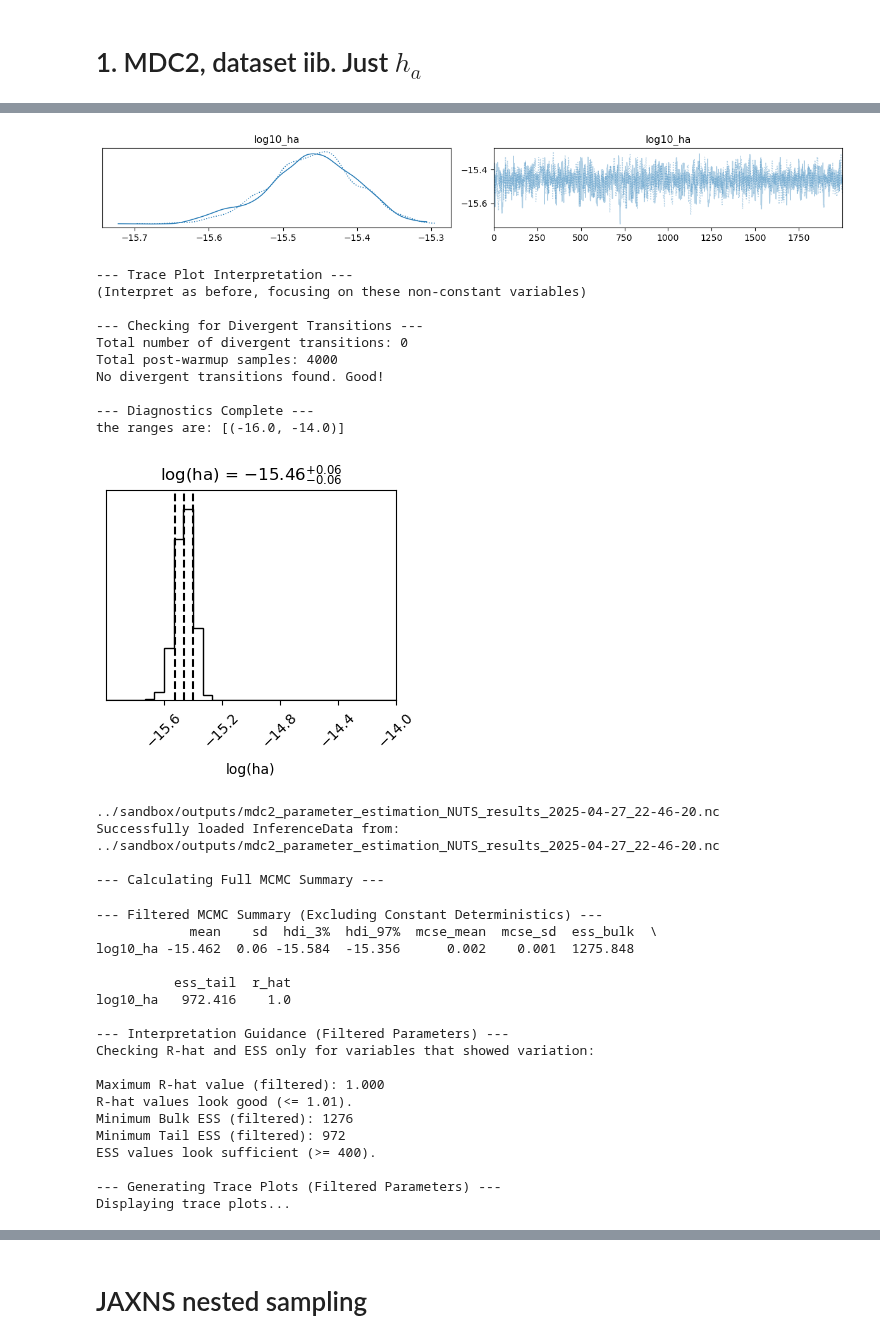
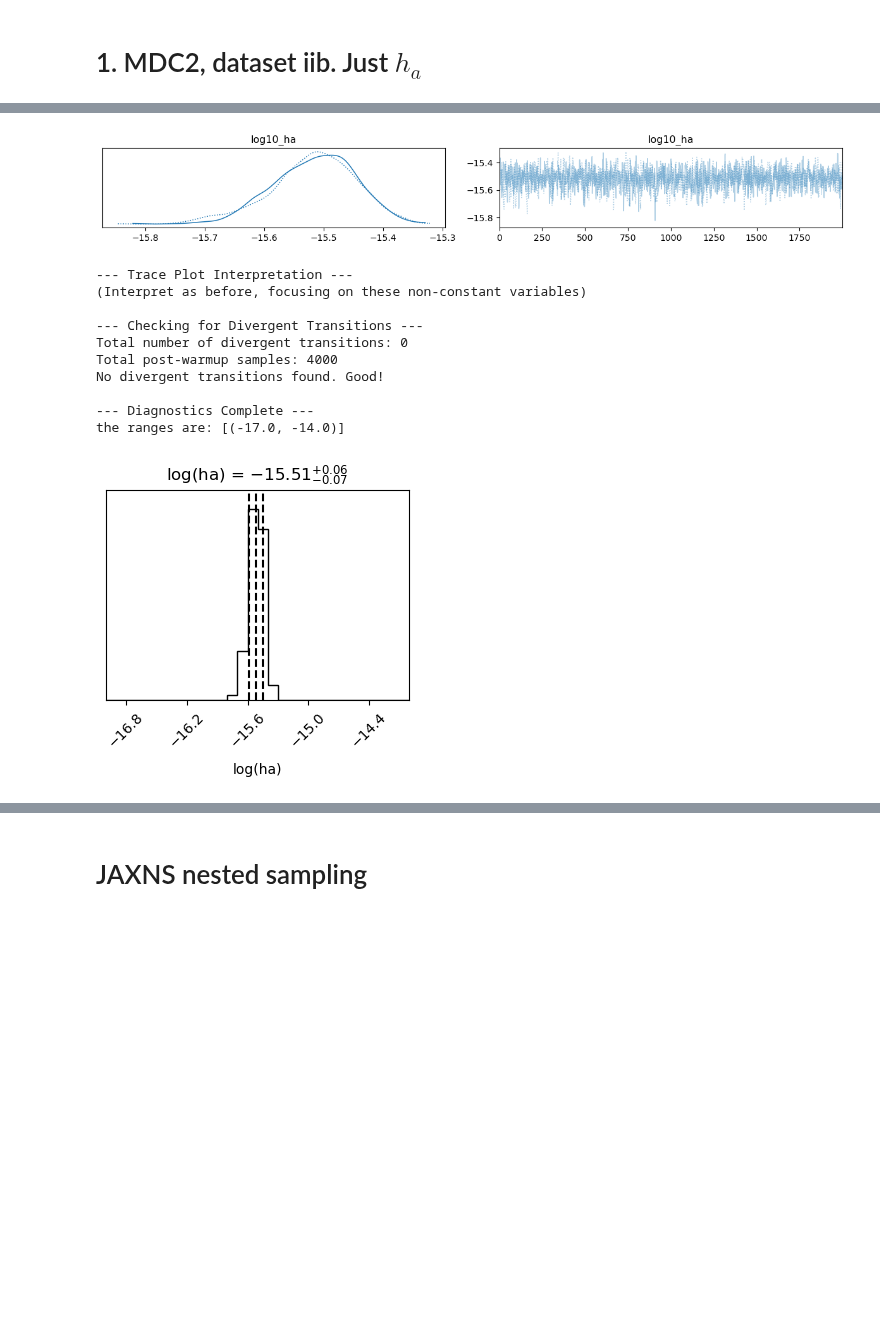
Before and after one commit to tomkimpson/Argus, a Jupyter notebook: notebooks/11.inspect_parameter_esimation_results.ipynb, the cells around one changed output, grey strips where cells are left out. Saved outputs shown, nothing was run; the diff lists cells and outputs as text; code cells hidden in the pictures; blank space fills up the shorter version.

```diff
--- a/notebooks/11.inspect_parameter_esimation_results.ipynb
+++ b/notebooks/11.inspect_parameter_esimation_results.ipynb
@@ -165,17 +165,24 @@ def posterior_plot(data_file,parameters,log_scale,ranges):
 #fname = '../sandbox/outputs/mdc2_parameter_estimation_NUTS_results_2025-04-25_17-04-24.nc'
 
 
-fname1 = '../sandbox/outputs/mdc2_parameter_estimation_NUTS_results_2025-04-26_16-49-52.nc'
-fname2 = '../sandbox/outputs/mdc2_parameter_estimation_NUTS_results_2025-04-27_22-46-20.nc'
+#fname1 = '../examples/outputs/mdc2_parameter_estimation_NUTS_results_2025-04-26_16-49-52.nc'
+#fname2 = '../sandbox/outputs/mdc2_parameter_estimation_NUTS_results_2025-04-27_22-46-20.nc'
+fname3= '../examples/outputs/mdc2_parameter_estimation_NUTS_results_2025-05-02_14-35-34.nc'
 
-
-print(fname1)
-diagnostics(fname1)
-posterior_plot(fname1,parameters=['ha'],log_scale=[True],ranges=[(1e-16, 1e-14)])
+# print(fname1)
+# diagnostics(fname1)
+# posterior_plot(fname1,parameters=['ha'],log_scale=[True],ranges=[(1e-16, 1e-14)])
 
 
 
-print(fname2)
-diagnostics(fname2)
-posterior_plot(fname2,parameters=['ha'],log_scale=[True],ranges=[(1e-17, 1e-14)])
+# print(fname2)
+# diagnostics(fname2)
+# posterior_plot(fname2,parameters=['ha'],log_scale=[True],ranges=[(1e-17, 1e-14)])
+
+
+
+
+print(fname3)
+diagnostics(fname3)
+posterior_plot(fname3,parameters=['ha'],log_scale=[True],ranges=[(1e-17, 1e-14)])
 # %% [output]
@@ -200,38 +207,16 @@ Minimum Tail ESS (filtered): 972
 ESS values look sufficient (>= 400).
 
 --- Generating Trace Plots (Filtered Parameters) ---
 Displaying trace plots...
-[figure, old version]
+[figure, new version]
 --- Trace Plot Interpretation ---
 (Interpret as before, focusing on these non-constant variables)
 
 --- Checking for Divergent Transitions ---
 Total number of divergent transitions: 0
 Total post-warmup samples: 4000
 No divergent transitions found. Good!
 
 --- Diagnostics Complete ---
-the ranges are: [(-16.0, -14.0)]
+the ranges are: [(-17.0, -14.0)]
-[figure, old version]
+[figure, new version]
-../sandbox/outputs/mdc2_parameter_estimation_NUTS_results_2025-04-27_22-46-20.nc
-Successfully loaded InferenceData from: ../sandbox/outputs/mdc2_parameter_estimation_NUTS_results_2025-04-27_22-46-20.nc
-
---- Calculating Full MCMC Summary ---
---- Filtered MCMC Summary (Excluding Constant Deterministics) ---
-            mean    sd  hdi_3%  hdi_97%  mcse_mean  mcse_sd  ess_bulk  \
-log10_ha -15.462  0.06 -15.584  -15.356      0.002    0.001  1275.848
-
-          ess_tail  r_hat
-log10_ha   972.416    1.0
-
---- Interpretation Guidance (Filtered Parameters) ---
-Checking R-hat and ESS only for variables that showed variation:
-
-Maximum R-hat value (filtered): 1.000
-R-hat values look good (<= 1.01).
-Minimum Bulk ESS (filtered): 1276
-Minimum Tail ESS (filtered): 972
-ESS values look sufficient (>= 400).
-
---- Generating Trace Plots (Filtered Parameters) ---
-Displaying trace plots...
```
Also changed, not shown: parts of 1 cell of this notebook, 6 other files.
